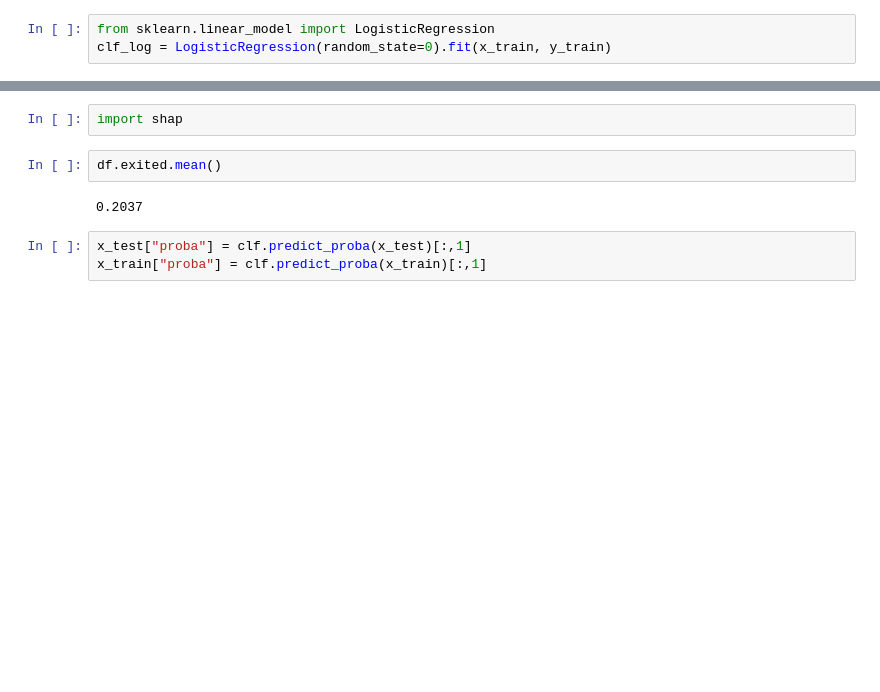
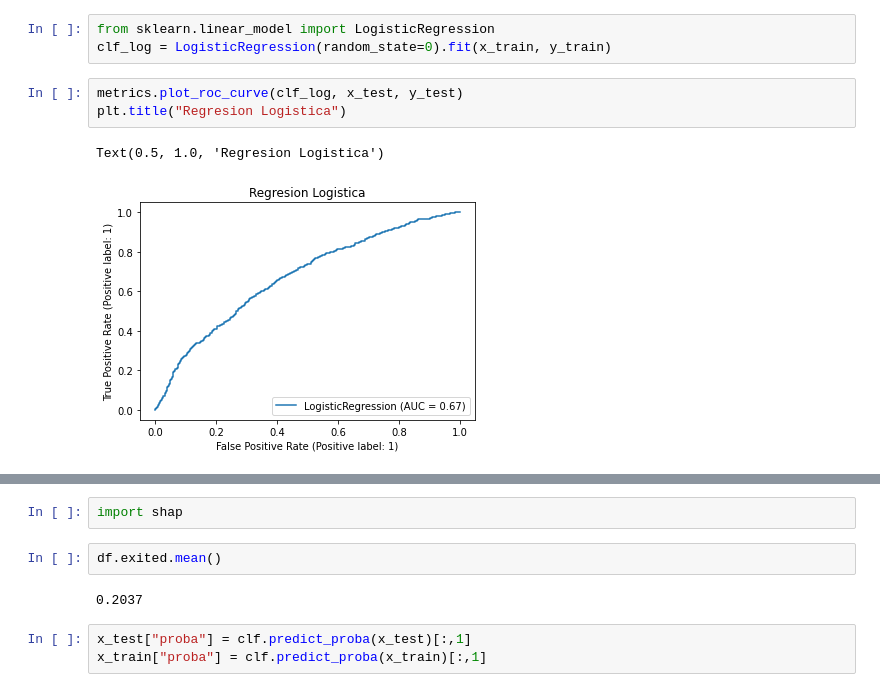
Before and after one commit to afleitas/ApSup, a Jupyter notebook: tp_final.ipynb, the cells around one changed output, grey strips where cells are left out. Cells and saved outputs as stored; diff of their text form; blank space fills up the shorter version.

```diff
--- a/tp_final.ipynb
+++ b/tp_final.ipynb
@@ -204,3 +207,9 @@ metrics.plot_roc_curve(clf, x_test, y_test)
 # %%
 from sklearn.linear_model import LogisticRegression
 clf_log = LogisticRegression(random_state=0).fit(x_train, y_train)
+# %%
+metrics.plot_roc_curve(clf_log, x_test, y_test)
+plt.title("Regresion Logistica")
+# %% [output]
+Text(0.5, 1.0, 'Regresion Logistica')
+[figure, added]
```
Also changed, not shown: parts of 34 cells of this notebook.
